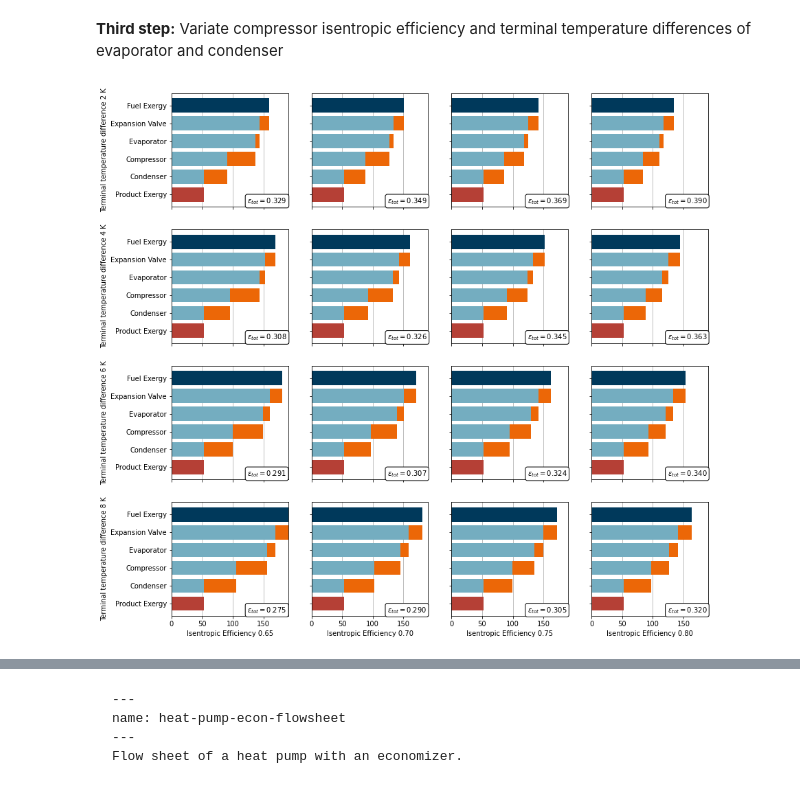
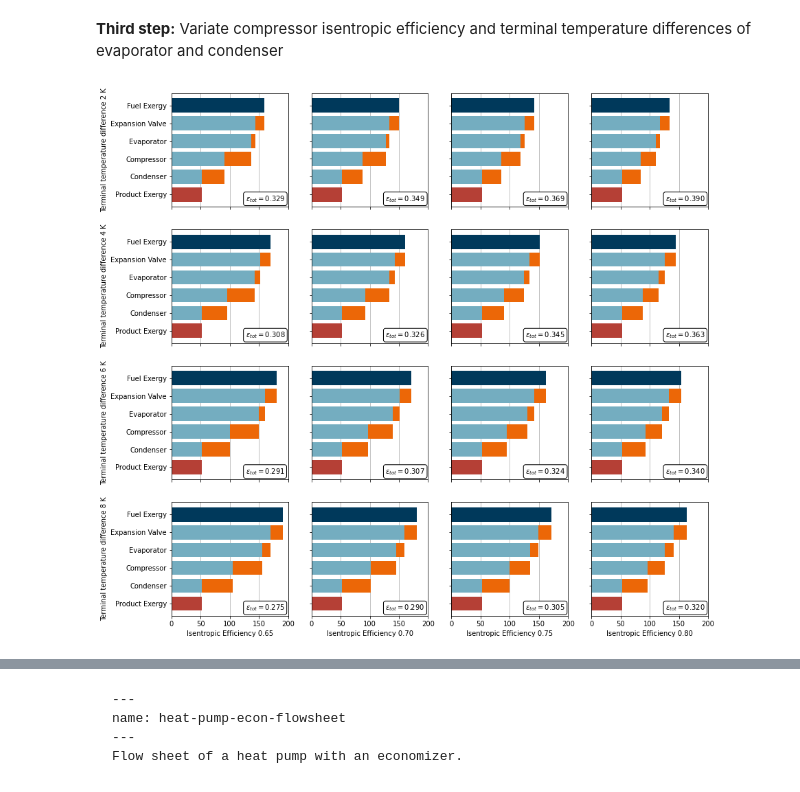
Before and after one commit to fwitte/TESPy_teaching_exergy, a Jupyter notebook: book/cycles/heat-pump.ipynb, the cells around one changed output, grey strips where cells are left out. Drawn from its saved outputs; the diff is of its cells as text; code cells hidden in the pictures.

```diff
--- a/book/cycles/heat-pump.ipynb
+++ b/book/cycles/heat-pump.ipynb
@@ -360,32 +359,34 @@ for col, eta_s in enumerate(eta_s_range):
 
         E_P, E_D = get_ean_results(ean, comps)
 
         colors_E_P = ['#74ADC0'] * len(comps)
         colors_E_P[0] = '#00395B'
         colors_E_P[-1] = '#B54036'
 
         axs[row, col].barh(
             np.arange(len(comps)), E_P, align='center', color=colors_E_P
             )
         axs[row, col].barh(
             np.arange(len(comps)), E_D, align='center', left=E_P, label='E_D', color='#EC6707'
             )
 
         axs[row, col].set_yticks(np.arange(len(comps)))
         axs[row, col].set_yticklabels(comps)
         axs[row, col].grid(axis='x')
         axs[row, col].set_axisbelow(True)
+        axs[row, col].set_xlim([0, 200])
+        axs[row, col].set_xticks(np.linspace(0, 200, 5))
 
         axs[row, col].annotate(
-                    f'$\epsilon_{{tot}} = ${ean.network_data["epsilon"]:.3f}', (0.65, 0.05),
+                    f'$\epsilon_{{tot}} = ${ean.network_data["epsilon"]:.3f}', (0.635, 0.07),
                     xycoords='axes fraction',
                     ha='left', va='center', color='k',
                     bbox=dict(boxstyle='round,pad=0.3', fc='white')
                     )
 
         if row == len(ttd_range)-1:
             axs[row, col].set_xlabel(f'Isentropic Efficiency {eta_s:.2f}')
         if col == 0:
             axs[row, col].set_ylabel(f'Terminal temperature difference {ttd} K')
 # %% [output]
-[figure, old version]
+[figure, new version]
```
Also changed, not shown: parts of 29 cells of this notebook.
